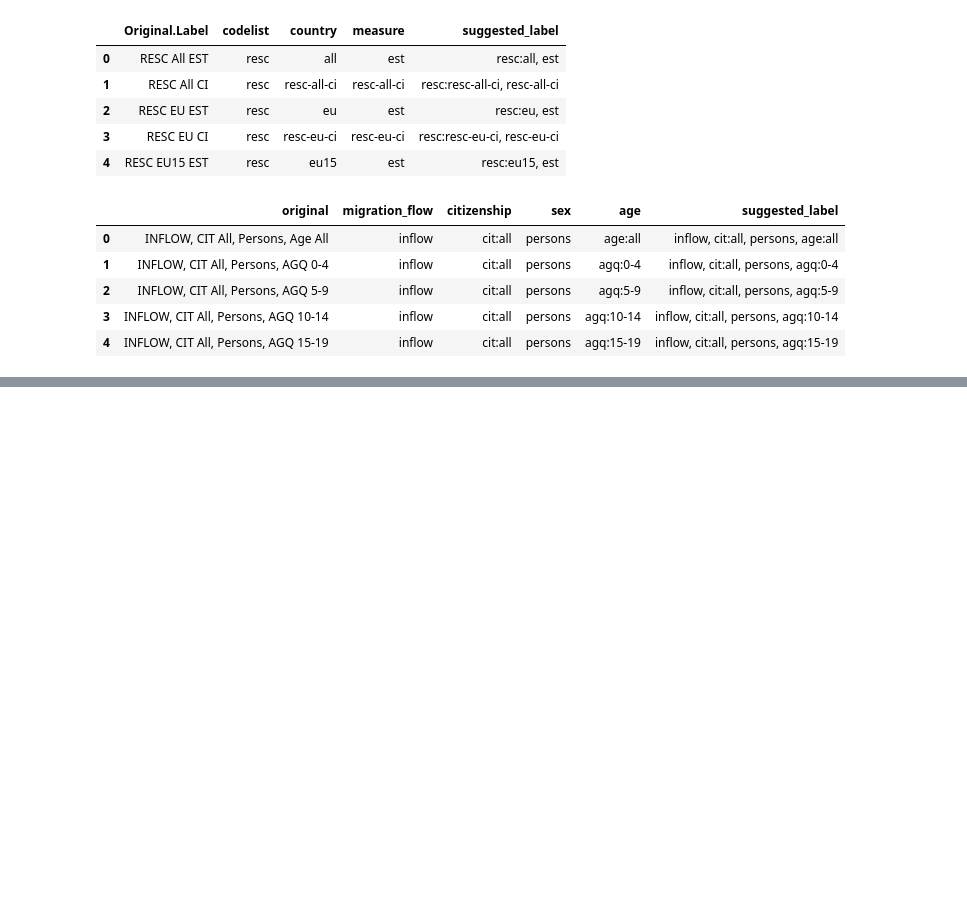
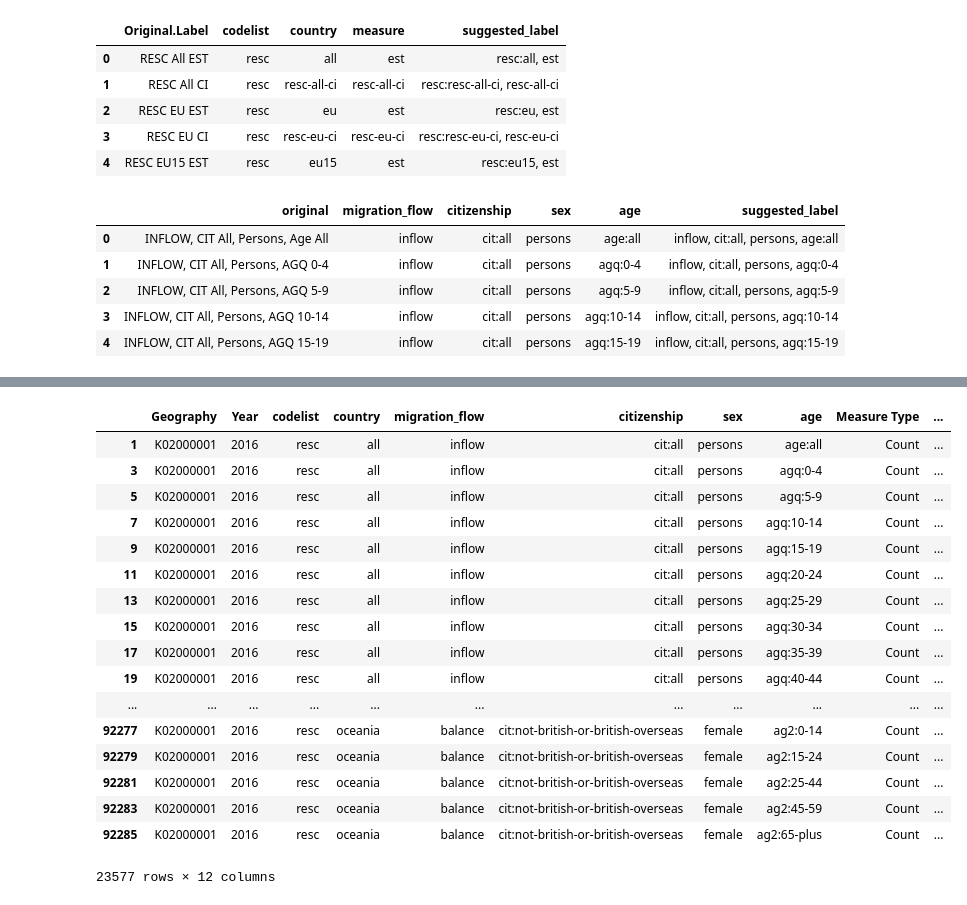
Before and after one commit to GSS-Cogs/ONS-LTIM-Passenger-Survey-4.01, a Jupyter notebook: Long-term international migration 4.01A Passenger survey.ipynb, the cells around one changed output, grey strips where cells are left out. Saved outputs shown, nothing was run; the diff lists cells and outputs as text; code cells hidden in the pictures; blank space fills up the shorter version.

```diff
--- a/Long-term international migration 4.01A Passenger survey.ipynb
+++ b/Long-term international migration 4.01A Passenger survey.ipynb
@@ -412,0 +425,2 @@ new_table.head(50)
+# %%
+Final_table = Final_table.drop_duplicates('Keys2', keep = 'first')
@@ -413,3 +477,30 @@ new_table.head(50)
+# %%
+Final_table.columns = ['Value' if x=='Value_x' else x for x in Final_table.columns]
+# %%
+Final_table.columns = ['CI' if x=='Value_y' else x for x in Final_table.columns]
+# %%
+Final_table = Final_table[['Geography','Year','codelist','country','migration_flow','citizenship','sex','age','Measure Type','Value','CI','Unit']]
+# %%
+Final_table
+# %% [output]
+|  | Geography | Year | codelist | country | migration_flow | citizenship | sex | age | Measure Type | ... |
+| 1 | K02000001 | 2016 | resc | all | inflow | cit:all | persons | age:all | Count | ... |
+| 3 | K02000001 | 2016 | resc | all | inflow | cit:all | persons | agq:0-4 | Count | ... |
+| 5 | K02000001 | 2016 | resc | all | inflow | cit:all | persons | agq:5-9 | Count | ... |
+| 7 | K02000001 | 2016 | resc | all | inflow | cit:all | persons | agq:10-14 | Count | ... |
+| 9 | K02000001 | 2016 | resc | all | inflow | cit:all | persons | agq:15-19 | Count | ... |
+| 11 | K02000001 | 2016 | resc | all | inflow | cit:all | persons | agq:20-24 | Count | ... |
+| 13 | K02000001 | 2016 | resc | all | inflow | cit:all | persons | agq:25-29 | Count | ... |
+| 15 | K02000001 | 2016 | resc | all | inflow | cit:all | persons | agq:30-34 | Count | ... |
+| 17 | K02000001 | 2016 | resc | all | inflow | cit:all | persons | agq:35-39 | Count | ... |
+| 19 | K02000001 | 2016 | resc | all | inflow | cit:all | persons | agq:40-44 | Count | ... |
+| ... | ... | ... | ... | ... | ... | ... | ... | ... | ... | ... |
+| 92277 | K02000001 | 2016 | resc | oceania | balance | cit:not-british-or-british-overseas | female | ag2:0-14 | Count | ... |
+| 92279 | K02000001 | 2016 | resc | oceania | balance | cit:not-british-or-british-overseas | female | ag2:15-24 | Count | ... |
+| 92281 | K02000001 | 2016 | resc | oceania | balance | cit:not-british-or-british-overseas | female | ag2:25-44 | Count | ... |
+| 92283 | K02000001 | 2016 | resc | oceania | balance | cit:not-british-or-british-overseas | female | ag2:45-59 | Count | ... |
+| 92285 | K02000001 | 2016 | resc | oceania | balance | cit:not-british-or-british-overseas | female | ag2:65-plus | Count | ... |
+23577 rows × 12 columns
 # %%
 destinationFolder = Path('out')
 destinationFolder.mkdir(exist_ok=True, parents=True)
```
Also changed, not shown: parts of 84 cells of this notebook.
